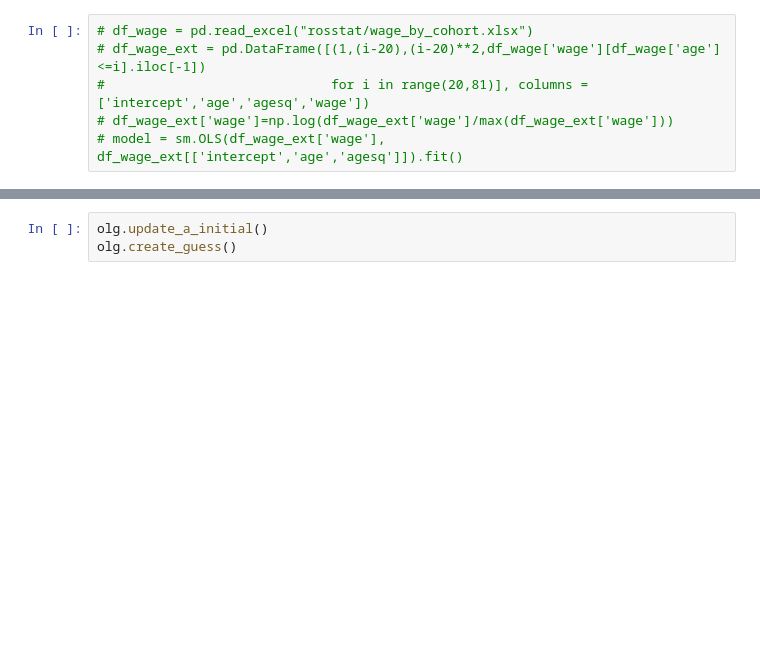
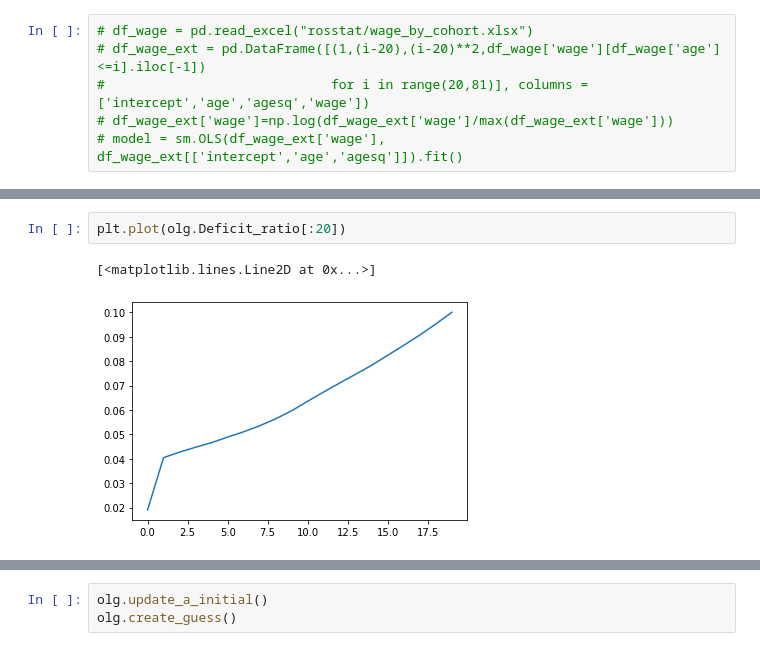
Before and after one commit to mkhlgrv/olg, a Jupyter notebook: steady_state.ipynb, the cells around one changed output, grey strips where cells are left out. Drawn from its saved outputs; the diff is of its cells as text; blank space fills up the shorter version.

```diff
--- a/steady_state.ipynb
+++ b/steady_state.ipynb
@@ -77,0 +196,5 @@ import statsmodels.api as sm
+# %%
+plt.plot(olg.Deficit_ratio[:20])
+# %% [output]
+[<matplotlib.lines.Line2D at 0x...>]
+[figure, added]
```
Also changed, not shown: parts of 105 cells of this notebook, 9 other files.
